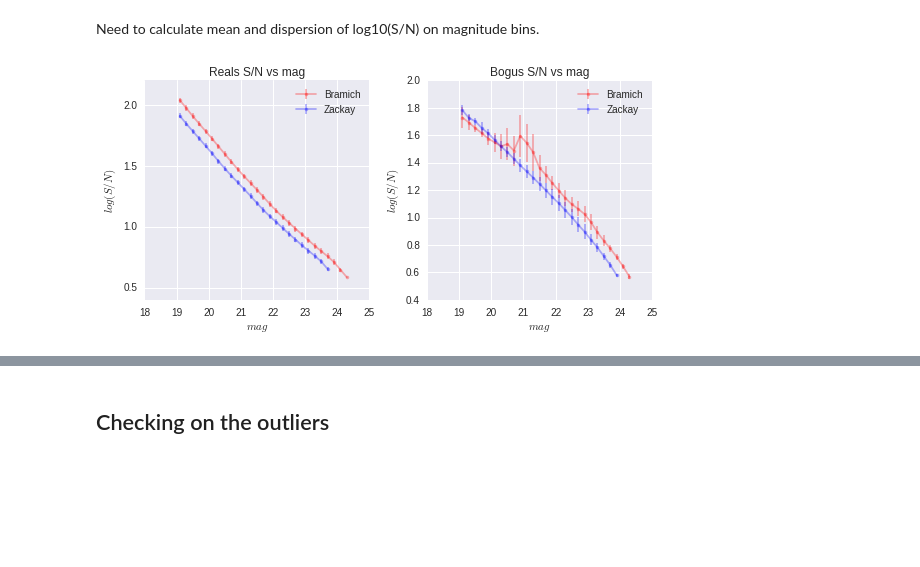
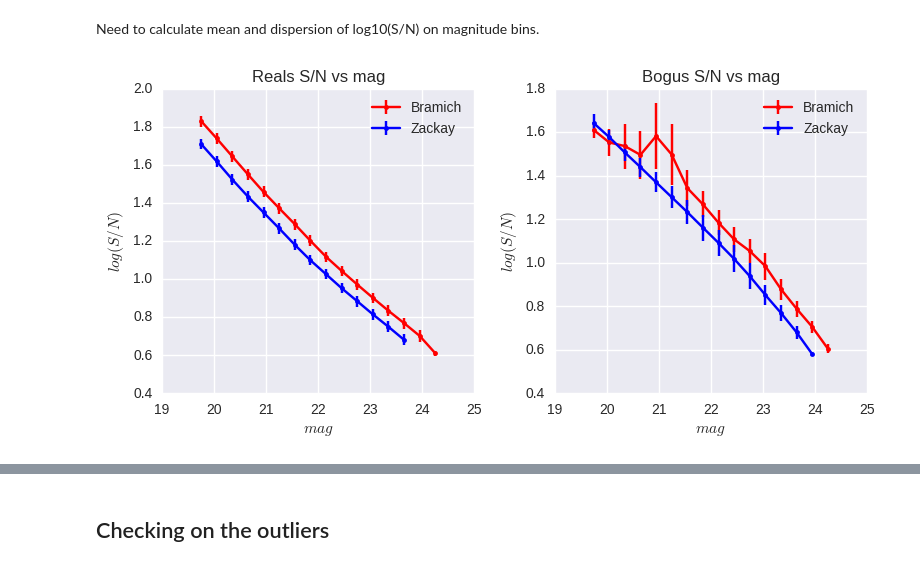
Before and after one commit to BrunoSanchez/RBMLearning, a Jupyter notebook: Plots.ipynb, the cells around one changed output, grey strips where cells are left out. Saved outputs shown, nothing was run; the diff lists cells and outputs as text; code cells hidden in the pictures; blank space fills up the shorter version.

```diff
--- a/Plots.ipynb
+++ b/Plots.ipynb
@@ -288,0 +323,7 @@ plt.savefig(os.path.join(plot_dir, 'lum_function_FNegatives.png'), format='png',
+# %%
+bins = np.arange(19, 23., 0.25)
+plt.hist(und_mix.app_mag_b[und_mix.row_from=='both'], bins=bins, log=True)
+plt.title('False Positives in common')
+plt.xlabel('mag')
+plt.xlim(19, 23.)
+plt.show()
@@ -388,8 +431,8 @@ def binning(data, bins, step):
         stdvlogsn.append(np.std( np.log10(fdata.FLUX_ISO/fdata.FLUXERR_ISO)))
     return meanlogsn, stdvlogsn
 # %%
-step = 0.2
-bins = np.arange(19., 24.4, step)
+step = 0.3
+bins = np.arange(19.6, 24.4, step)
 
 plt.figure(figsize=(8, 4))
 plt.subplot(121)
@@ -399,42 +442,42 @@ plt.errorbar(x=bins + step/2.,
              y=means,
              yerr=stds,
              #linewidths=0.001,
-             c='r', marker='.', alpha=0.3, label='Bramich')
+             c='r', marker='.', alpha=1, label='Bramich')
 
 means, stds = binning(reals_z, bins, step)
 plt.errorbar(x=bins + step/2.,
              y=means,
              yerr=stds,
-             c='b', marker='.', alpha=0.3, label='Zackay')
-plt.xlim(18,25)
+             c='b', marker='.', alpha=1, label='Zackay')
+plt.xlim(19,25)
 #plt.ylim(0, 220)
 plt.xlabel(r'$mag$')
 plt.ylabel(r'$log(S/N)$')
 plt.legend(loc='best')
 
 plt.subplot(122)
 plt.title('Bogus S/N vs mag')
 means, stds = binning(bogus_b, bins, step)
 plt.errorbar(x=bins + step/2.,
              y=means,
              yerr=stds,
             #linewidths=0.001,
-            c='r', marker='.', alpha=0.3, label='Bramich')
+            c='r', marker='.', alpha=1, label='Bramich')
 means, stds = binning(bogus_z, bins, step)
 plt.errorbar(x=bins + step/2.,
              y=means,
              yerr=stds,
              #linewidths=0.001,
-             c='b', marker='.', alpha=0.3, label='Zackay')
-plt.xlim(18,25)
+             c='b', marker='.', alpha=1, label='Zackay')
+plt.xlim(19,25)
 #plt.ylim(0, 220)
 plt.xlabel(r'$mag$')
 plt.ylabel(r'$log(S/N)$')
 plt.legend(loc='best')
 plt.tight_layout()
 plt.savefig(os.path.join(plot_dir, 'signal_to_noise_vs_mag_binned.png'), format='png', dpi=700)
 # %% [output]
-[figure, old version]
+[figure, new version]
 # %%
 bins=np.arange(-2.5, 0., 0.1)
 plt.figure(figsize=(8, 4))
```
Also changed, not shown: parts of 24 cells of this notebook.
